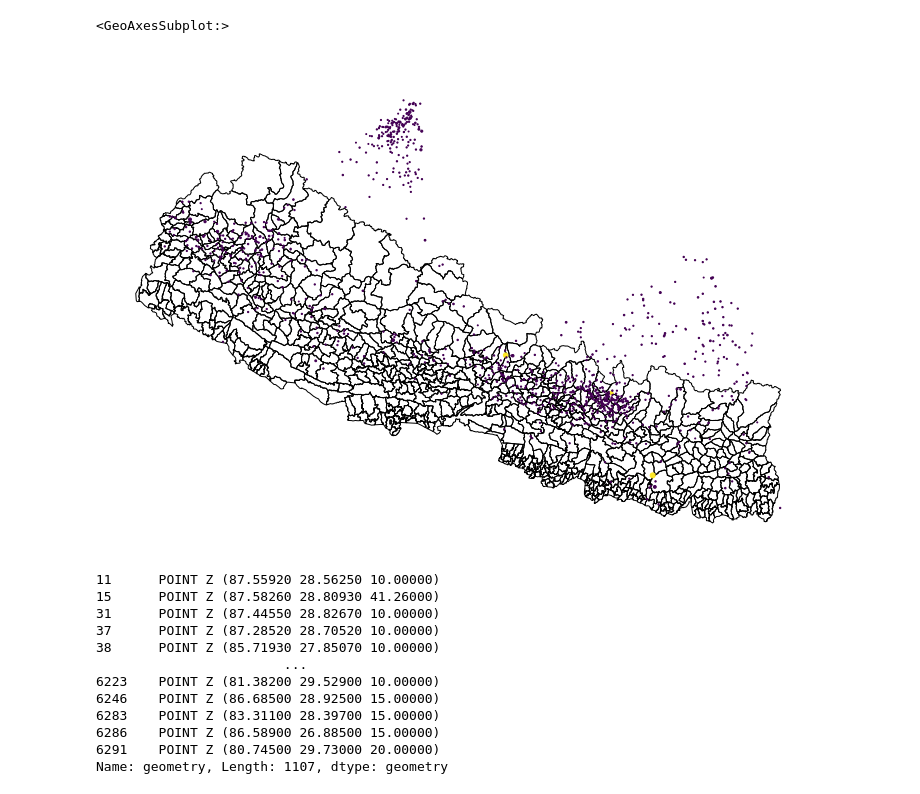
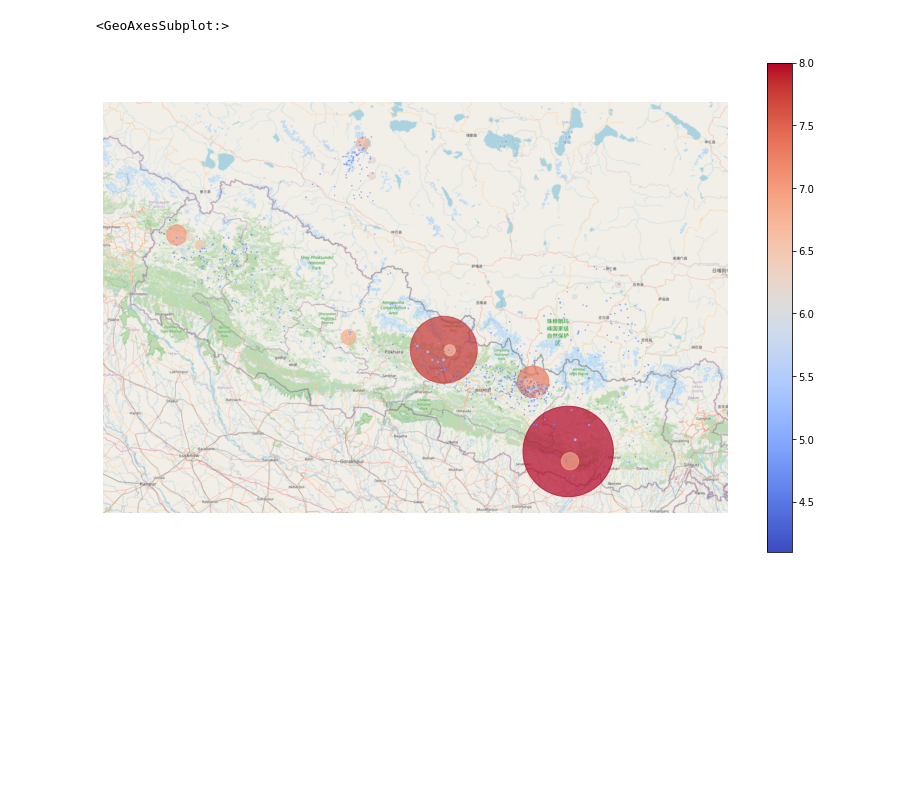
Before and after one commit to pratikluitel/AdventuresInGeoData, a Jupyter notebook: notebooks/test.ipynb, the cells around one changed output. Drawn from its saved outputs; the diff is of its cells as text; code cells hidden in the pictures; blank space fills up the shorter version.

```diff
--- a/notebooks/test.ipynb
+++ b/notebooks/test.ipynb
@@ -14,10 +14,4 @@ pd.set_option('max_columns', 6)
 eqs_data = gpd.read_file('../data/raw_geojson.json')
 map_data = gpd.read_file('../data/nepal_local.geojson')
 
-country = []
-for idx, row in eqs_data.iterrows():
-    country.append(row['place'].split(',')[-1].strip())
-
-eqs_data['place'] = country
-
-nepal_data = eqs_data.query(f"place == 'Nepal'")
+nepal_data = eqs_data.query("place.str.contains('Nepal') & mag > 4", engine='python')
@@ -45,24 +18,13 @@ magnitudes
-# %%
-ax = gplt.polyplot(map_data, projection=gcrs.WebMercator(), figsize=(14,9))
-
-colors = ['red' if mag>7 else 'blue' for mag in nepal_data['mag']]
-
-gplt.pointplot(nepal_data['geometry'],hue=colors, ax=ax, scale=magnitudes)
-# %% [output]
-<GeoAxesSubplot:>
-[figure, removed]
-# %%
-nepal_data['geometry']
-# %% [output]
-11      POINT Z (87.55920 28.56250 10.00000)
-15      POINT Z (87.58260 28.80930 41.26000)
-31      POINT Z (87.44550 28.82670 10.00000)
-37      POINT Z (87.28520 28.70520 10.00000)
-38      POINT Z (85.71930 27.85070 10.00000)
-                        ...
-6223    POINT Z (81.38200 29.52900 10.00000)
-6246    POINT Z (86.68500 28.92500 15.00000)
-6283    POINT Z (83.31100 28.39700 15.00000)
-6286    POINT Z (86.58900 26.88500 15.00000)
-6291    POINT Z (80.74500 29.73000 20.00000)
-Name: geometry, Length: 1107, dtype: geometry
+# %%
+def log_scale(minval, maxval):
+    return lambda val: 4.5**(val-minval)/(maxval-minval)
+
+ax = gplt.webmap(map_data, projection=gcrs.WebMercator(), figsize=(14,9))
+
+gplt.pointplot(nepal_data,hue='mag', scale='mag',
+    scale_func=log_scale, limits=(4,8),
+    ax=ax, alpha = 0.7, cmap='coolwarm',
+    legend=True, legend_var='hue')
+# %% [output]
+<GeoAxesSubplot:>
+[figure, added]
```
Also changed, not shown: parts of 1 cell of this notebook.
